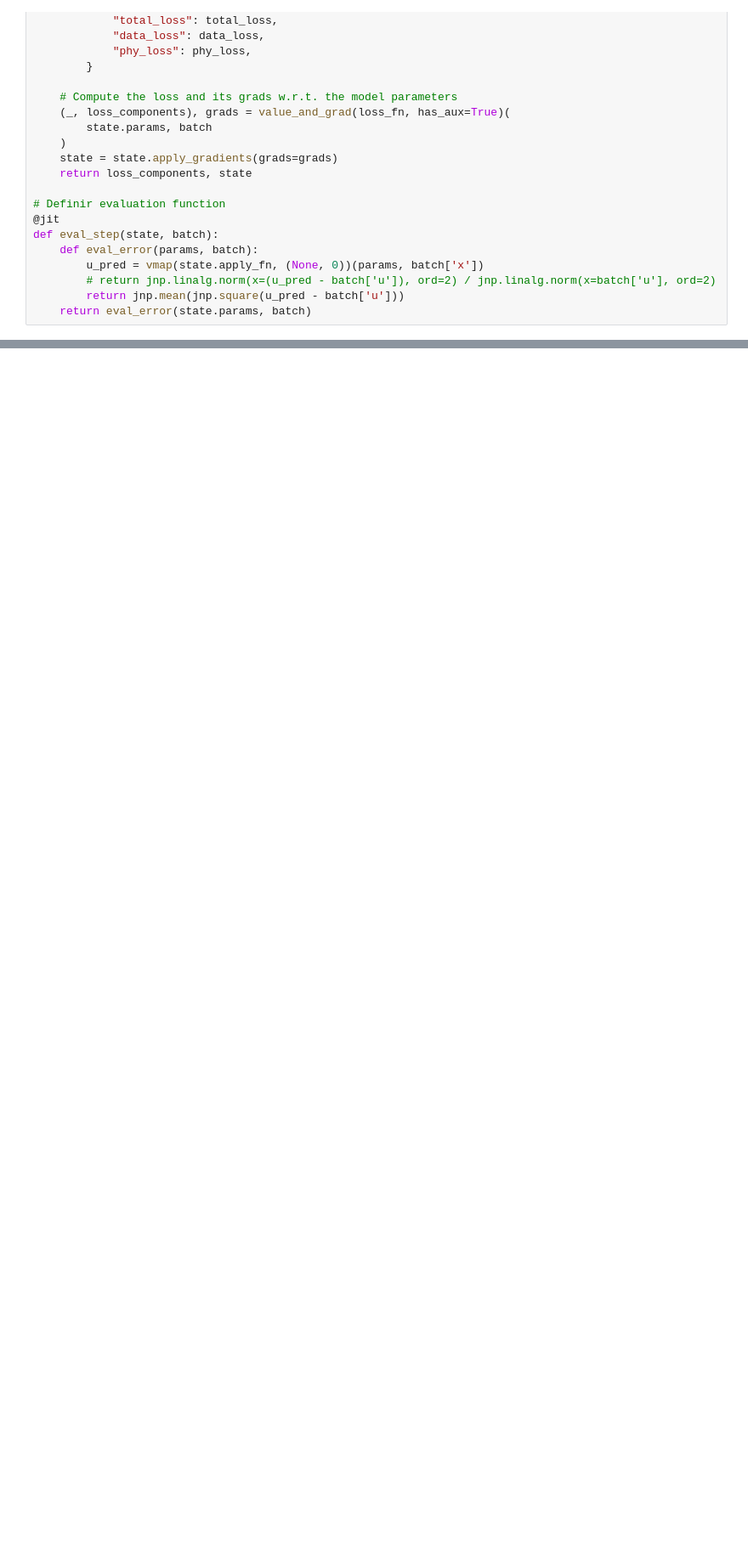
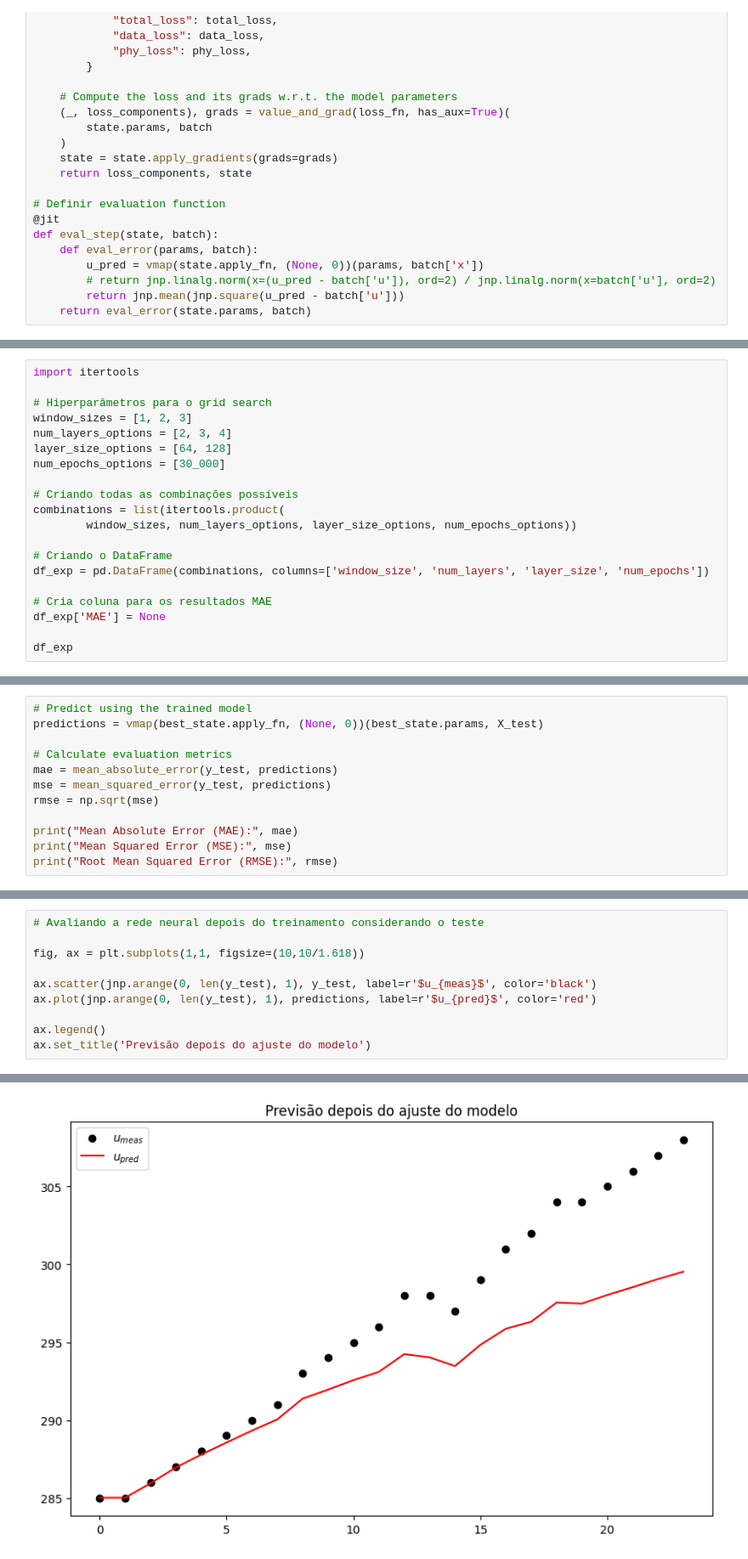
Before and after one commit to marcelogarret/projeto_mestrado, a Jupyter notebook: MLP_garret_JAX_PINN.ipynb, the cells around one changed output, grey strips where cells are left out. Shown: that part at 85% size. Cells and saved outputs as stored; diff of their text form; blank space fills up the shorter version.

```diff
--- a/MLP_garret_JAX_PINN.ipynb
+++ b/MLP_garret_JAX_PINN.ipynb
@@ -547,0 +533,20 @@ Text(0.5, 1.0, 'Previsão depois do ajuste do modelo')
+# %%
+import itertools
+
+# Hiperparâmetros para o grid search
+window_sizes = [1, 2, 3]
+num_layers_options = [2, 3, 4]
+layer_size_options = [64, 128]
+num_epochs_options = [30_000]
+
+# Criando todas as combinações possíveis
+combinations = list(itertools.product(
+        window_sizes, num_layers_options, layer_size_options, num_epochs_options))
+
+# Criando o DataFrame
+df_exp = pd.DataFrame(combinations, columns=['window_size', 'num_layers', 'layer_size', 'num_epochs'])
+
+# Cria coluna para os resultados MAE
+df_exp['MAE'] = None
+
+df_exp
@@ -547,0 +890,12 @@ Text(0.5, 1.0, 'Previsão depois do ajuste do modelo')
+# %%
+# Predict using the trained model
+predictions = vmap(best_state.apply_fn, (None, 0))(best_state.params, X_test)
+
+# Calculate evaluation metrics
+mae = mean_absolute_error(y_test, predictions)
+mse = mean_squared_error(y_test, predictions)
+rmse = np.sqrt(mse)
+
+print("Mean Absolute Error (MAE):", mae)
+print("Mean Squared Error (MSE):", mse)
+print("Root Mean Squared Error (RMSE):", rmse)
@@ -547,0 +906,11 @@ Text(0.5, 1.0, 'Previsão depois do ajuste do modelo')
+# %%
+# Avaliando a rede neural depois do treinamento considerando o teste
+
+fig, ax = plt.subplots(1,1, figsize=(10,10/1.618))
+
+ax.scatter(jnp.arange(0, len(y_test), 1), y_test, label=r'$u_{meas}$', color='black')
+ax.plot(jnp.arange(0, len(y_test), 1), predictions, label=r'$u_{pred}$', color='red')
+
+ax.legend()
+ax.set_title('Previsão depois do ajuste do modelo')
+# %% [output]
@@ -547,0 +918 @@ Text(0.5, 1.0, 'Previsão depois do ajuste do modelo')
+[figure, added]
```
Also changed, not shown: parts of 34 cells of this notebook.
